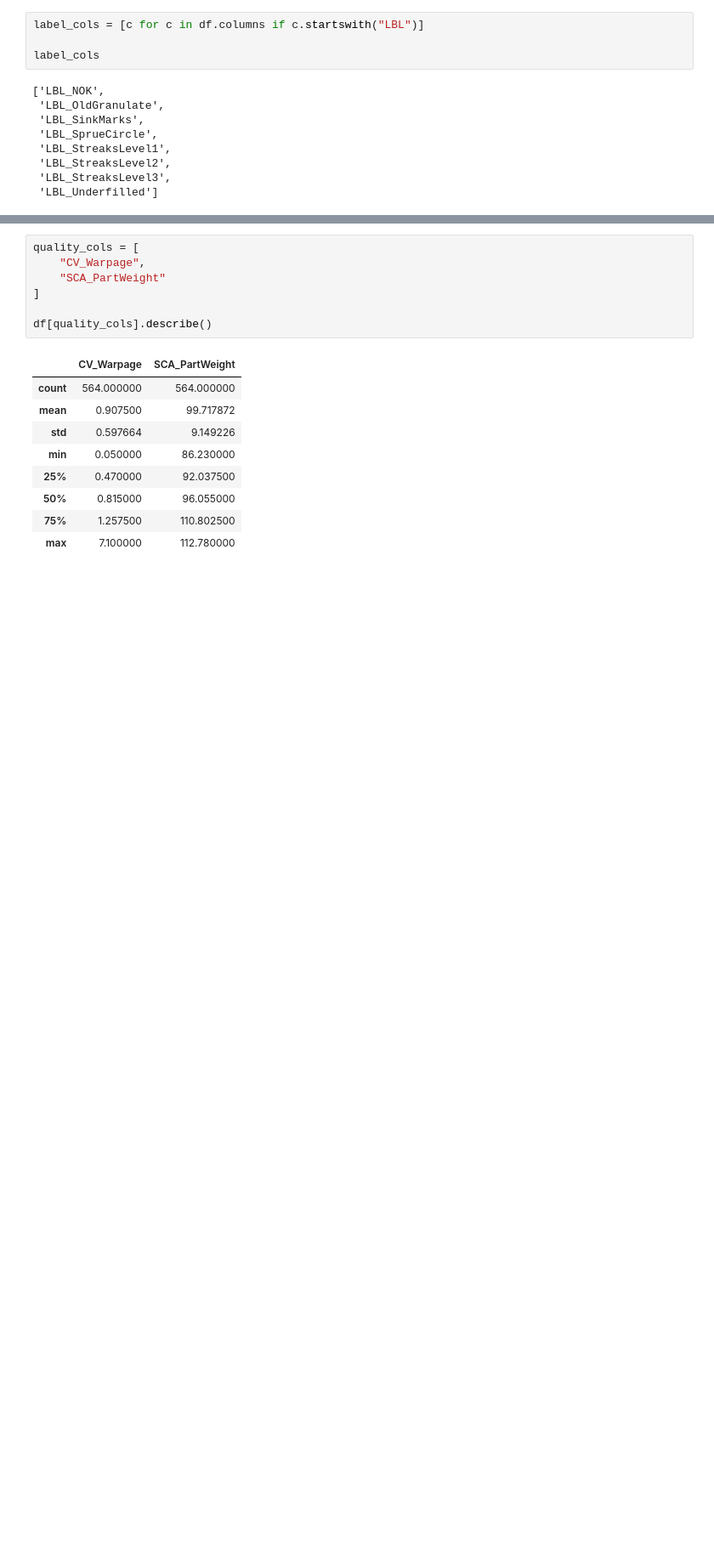
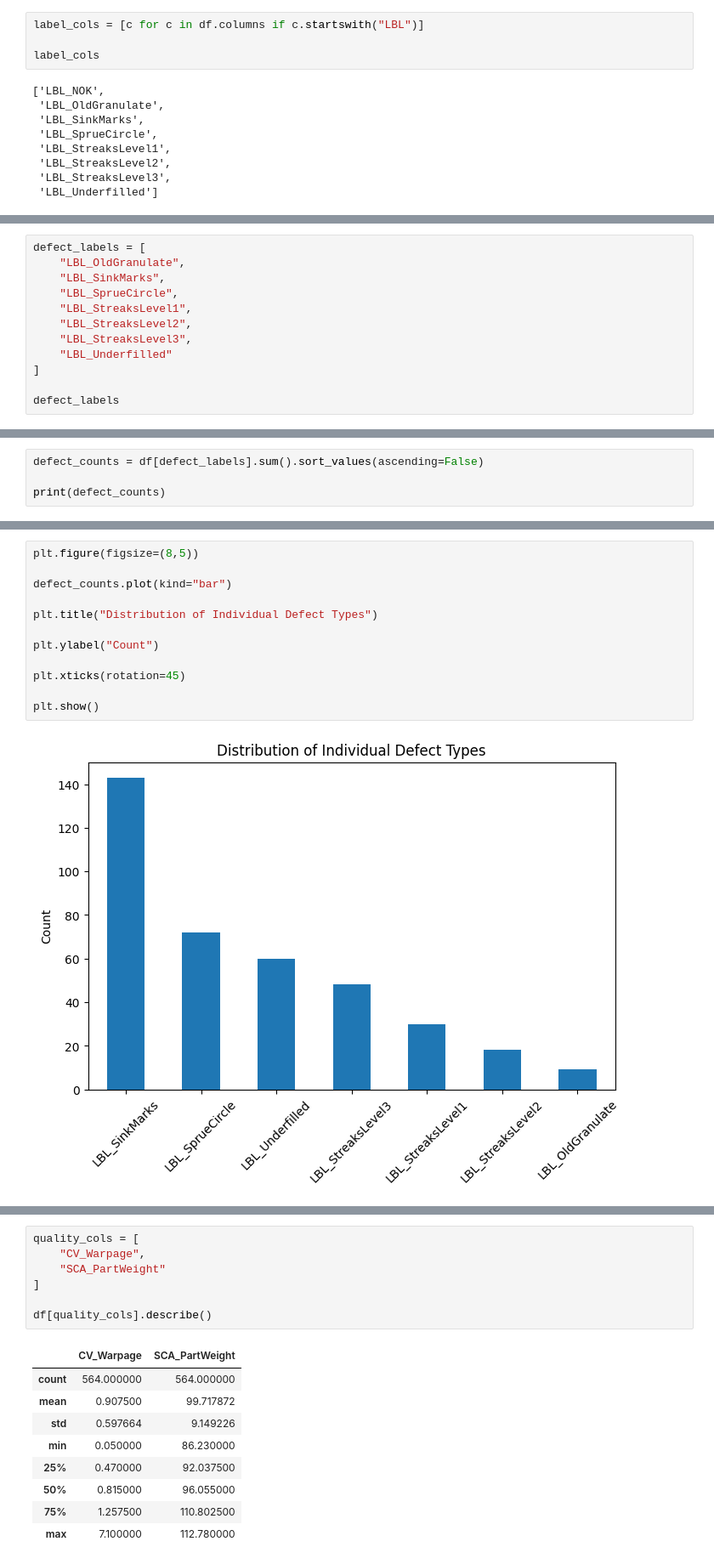
Before and after one commit to chirakar/Task3, a Jupyter notebook: EDA.ipynb, the cells around one changed output, grey strips where cells are left out. Shown at 85% size. Cells and saved outputs as stored; diff of their text form; blank space fills up the shorter version.

```diff
--- a/EDA.ipynb
+++ b/EDA.ipynb
@@ -112,0 +129,12 @@ dtype: float64
+# %%
+defect_labels = [
+    "LBL_OldGranulate",
+    "LBL_SinkMarks",
+    "LBL_SprueCircle",
+    "LBL_StreaksLevel1",
+    "LBL_StreaksLevel2",
+    "LBL_StreaksLevel3",
+    "LBL_Underfilled"
+]
+
+defect_labels
@@ -112,0 +149,4 @@ dtype: float64
+# %%
+defect_counts = df[defect_labels].sum().sort_values(ascending=False)
+
+print(defect_counts)
@@ -112,0 +162,14 @@ dtype: float64
+# %%
+plt.figure(figsize=(8,5))
+
+defect_counts.plot(kind="bar")
+
+plt.title("Distribution of Individual Defect Types")
+
+plt.ylabel("Count")
+
+plt.xticks(rotation=45)
+
+plt.show()
+# %% [output]
+[figure, added]
```
Also changed, not shown: parts of 23 cells of this notebook, 1 other file.
